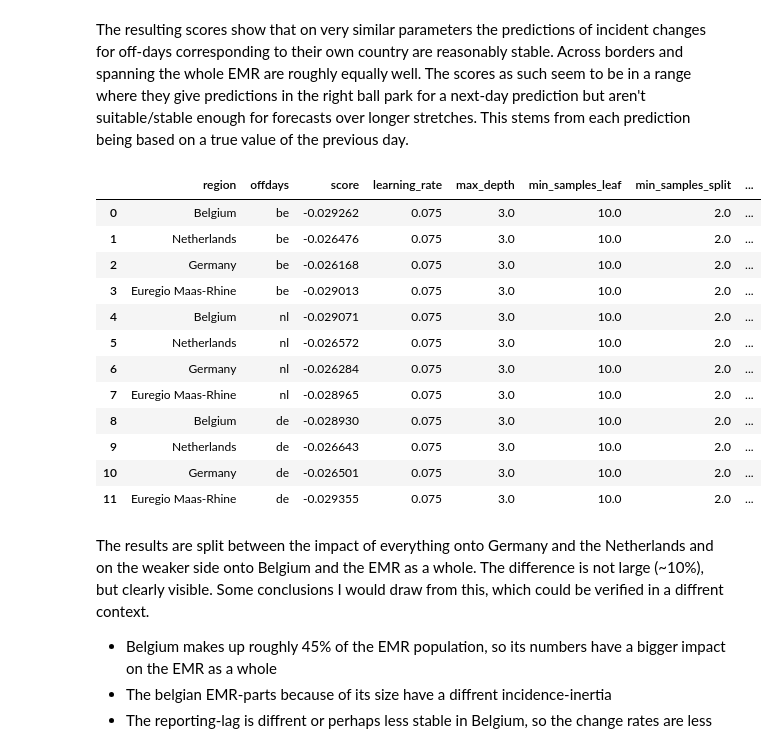
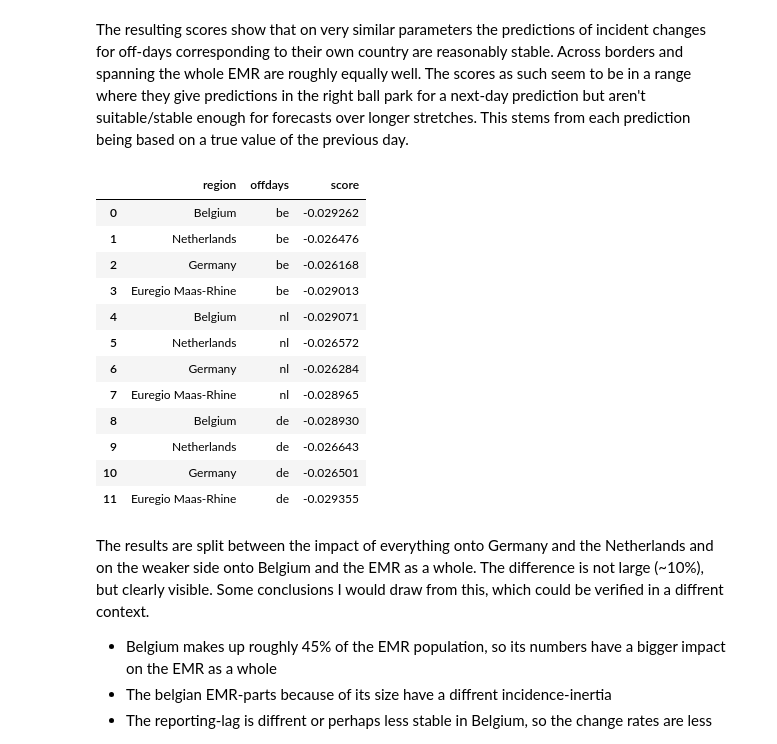
Before and after one commit to GruenerT/DS2_EMR_CoViD_eval, a Jupyter notebook: Seminar_CoViD_tristate_comparison.ipynb, the cells around one changed output. Saved outputs shown, nothing was run; the diff lists cells and outputs as text; code cells hidden in the pictures.

```diff
--- a/Seminar_CoViD_tristate_comparison.ipynb
+++ b/Seminar_CoViD_tristate_comparison.ipynb
@@ -312,21 +314,21 @@ The scores as such seem to be in a range where they give predictions in the righ
 This stems from each prediction being based on a true value of the previous day.
 # %%
 scores = doGridSearchForGradientBoostingRegressor()
-scores
+scores.loc[:,['region','offdays','score']]
 # %% [output]
-|  | region | offdays | score | learning_rate | max_depth | min_samples_leaf | min_samples_split | ... |
-| 0 | Belgium | be | -0.029262 | 0.075 | 3.0 | 10.0 | 2.0 | ... |
-| 1 | Netherlands | be | -0.026476 | 0.075 | 3.0 | 10.0 | 2.0 | ... |
-| 2 | Germany | be | -0.026168 | 0.075 | 3.0 | 10.0 | 2.0 | ... |
-| 3 | Euregio Maas-Rhine | be | -0.029013 | 0.075 | 3.0 | 10.0 | 2.0 | ... |
-| 4 | Belgium | nl | -0.029071 | 0.075 | 3.0 | 10.0 | 2.0 | ... |
-| 5 | Netherlands | nl | -0.026572 | 0.075 | 3.0 | 10.0 | 2.0 | ... |
-| 6 | Germany | nl | -0.026284 | 0.075 | 3.0 | 10.0 | 2.0 | ... |
-| 7 | Euregio Maas-Rhine | nl | -0.028965 | 0.075 | 3.0 | 10.0 | 2.0 | ... |
-| 8 | Belgium | de | -0.028930 | 0.075 | 3.0 | 10.0 | 2.0 | ... |
-| 9 | Netherlands | de | -0.026643 | 0.075 | 3.0 | 10.0 | 2.0 | ... |
-| 10 | Germany | de | -0.026501 | 0.075 | 3.0 | 10.0 | 2.0 | ... |
-| 11 | Euregio Maas-Rhine | de | -0.029355 | 0.075 | 3.0 | 10.0 | 2.0 | ... |
+|  | region | offdays | score |
+| 0 | Belgium | be | -0.029262 |
+| 1 | Netherlands | be | -0.026476 |
+| 2 | Germany | be | -0.026168 |
+| 3 | Euregio Maas-Rhine | be | -0.029013 |
+| 4 | Belgium | nl | -0.029071 |
+| 5 | Netherlands | nl | -0.026572 |
+| 6 | Germany | nl | -0.026284 |
+| 7 | Euregio Maas-Rhine | nl | -0.028965 |
+| 8 | Belgium | de | -0.028930 |
+| 9 | Netherlands | de | -0.026643 |
+| 10 | Germany | de | -0.026501 |
+| 11 | Euregio Maas-Rhine | de | -0.029355 |
 # %% [markdown]
 The results are split between the impact of everything onto Germany and the Netherlands and on the weaker side onto Belgium and the EMR as a whole. The difference is not large (~10%), but clearly visible. Some conclusions I would draw from this, which could be verified in a diffrent context.
 * Belgium makes up roughly 45% of the EMR population, so its numbers have a bigger impact on the EMR as a whole
```
Also changed, not shown: parts of 1 cell of this notebook.
